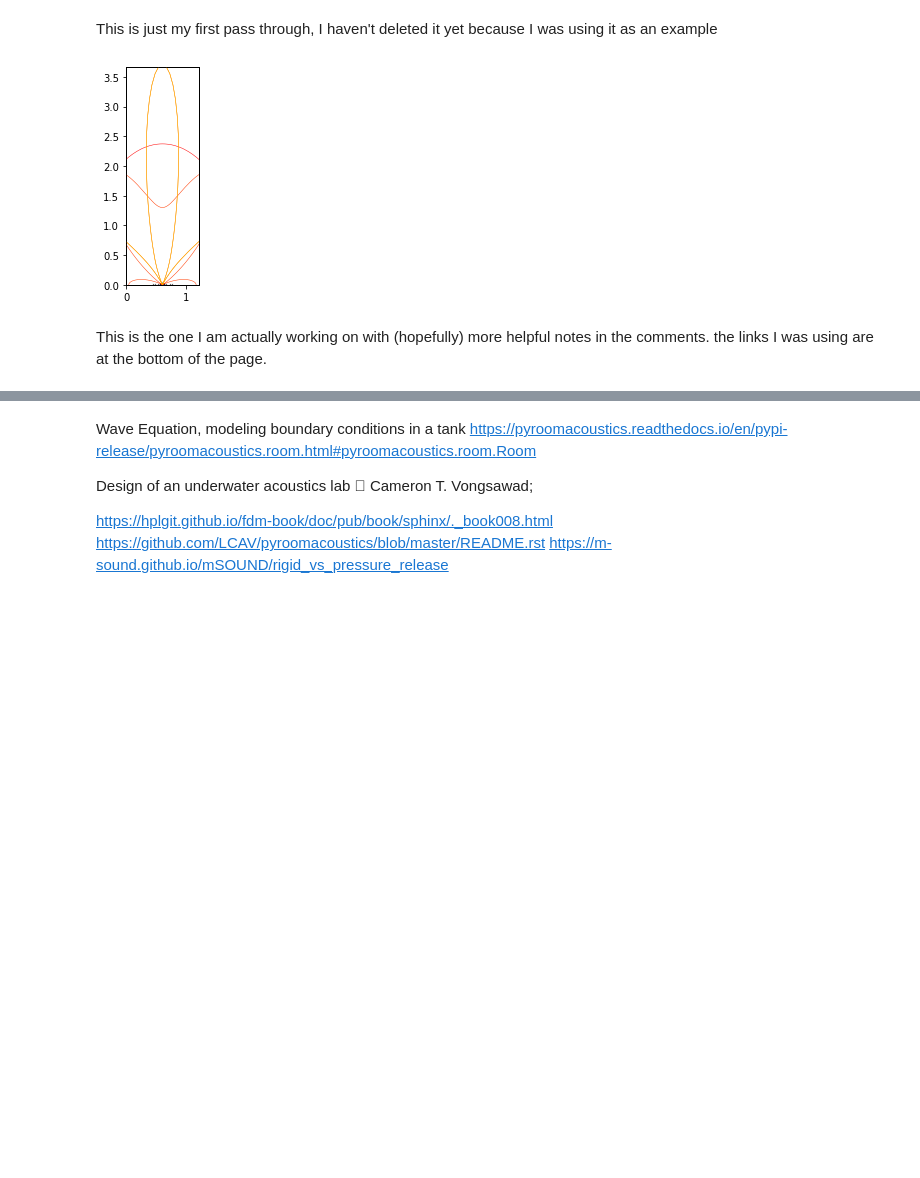
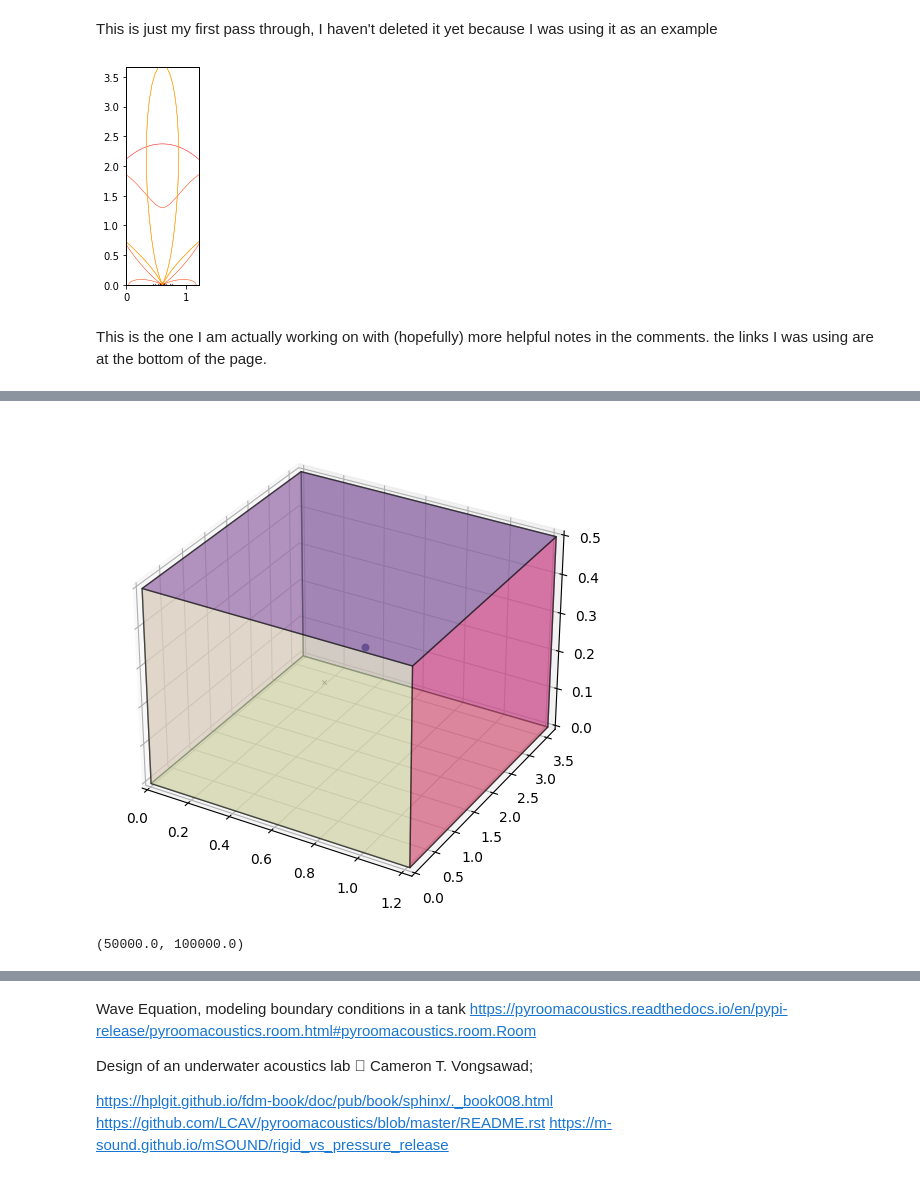
Before and after one commit to erasmussen4/530, a Jupyter notebook: 530FinalProject.ipynb, the cells around one changed output, grey strips where cells are left out. Saved outputs shown, nothing was run; the diff lists cells and outputs as text; code cells hidden in the pictures; blank space fills up the shorter version.

Commit message:
finished room simulation and added measured comparison

```diff
--- a/530FinalProject.ipynb
+++ b/530FinalProject.ipynb
@@ -79,0 +33,80 @@ AttributeError: 'Axes3D' object has no property 'auto_add_to_figure'
+# %%
+import numpy as np
+import matplotlib.pyplot as plt
+from scipy.io import wavfile
+from scipy.signal import fftconvolve, chirp
+import IPython
+import pyroomacoustics as pra
+P_REF = 1e-6
+rec_location = [0.6,1.2,0.25]
+src_location = [0.6,2.2,0.25]
+
+# SRC signal generation
+fs = 1e6# sampling frequency 1 MHz
+t = np.arange(0,1,1/fs)
+src_sig = chirp( t=t, f0=50000, f1=100000, t1=1, method='linear' )
+src_sig = np.append( np.zeros((1,20000)), src_sig )
+src_sig = np.append( src_sig, np.zeros((1,20000)))
+
+# Recreate Dr. Neilsen's water tank by inputting the correct dimensions
+# I am trying to figure out how to make it so we can put absorption panels
+# on the two walls, but not all 4. No luck so far. This material is closest to
+# polyurethane in their materials library- perforated_veneered_chipboard
+m = pra.make_materials(
+    ceiling=0.0,
+    floor=0.4708,
+    east=0.6089,
+    west=0.6089,
+    north=0.6089,
+    south=0.6089,
+)
+
+room = pra.ShoeBox([1.22,3.66], fs=fs, temperature=5333, materials=m, use_rand_ism = True, max_rand_disp = 0.05)
+# temperature is in degC, but is ridiculous. speed of sound in water is ~1500m/s. this package is built for air
+# Having an air temperature of 5333 gets about the same speed of sound
+room.extrude(.5) # typical water depth of 0.5 m
+# Floor absorption: acrylic: 0.4708
+# Ceiling absorption: pressure release boundary: 0
+# Wall absorption: polyurethane panels: 0.6089
+
+# Add a source somewhere in the tank
+room.add_source(src_location, signal=src_sig)
+
+# the hydrophones can act as src or rec, but we usually have 2 hydrophones, with one as a src and one as rec
+# with angle 0 degrees and inter mic distance 10 cm
+
+mics = np.c_[rec_location]
+# room.add_microphone_array(pra.Beamformer(mics, room.fs))
+room.add_microphone_array(mics)
+
+
+# # Now compute the delay and sum weights for the beamformer (I don't know what this means)
+# Beamforming is using an array of microphones or a hydrophones to calculate the direction of arrival.
+# Might be interesting but not necessary
+# room.mic_array.rake_delay_and_sum_weights(room.sources[0][:1])
+
+# plot the room and resulting beamformer (I can't get this to work, but I didn't super have time to keep
+# working on it, so it might not be that bad of a fix)
+room.plot(freq=[1000, 2000, 4000, 8000], img_order=0)
+plt.show()
+
+room.compute_rir()
+# print(room.rir)
+# plt.plot(room.rir[0][0])
+# plt.show()
+
+room.simulate()
+sim_sig = room.mic_array.signals[0,:]
+plt.plot(sim_sig)
+# print(len(room.mic_array.signals[0,:]))
+# print(len(room.rir[0][0]))
+N = len(sim_sig)
+sim_spec = np.sqrt( 2 / N ) * np.fft.fft( sim_sig )[0:N//2]
+sim_spec = 20*np.log10(np.abs(sim_spec/P_REF))
+freq = np.arange( 0, fs//2, fs/N )
+plt.figure()
+plt.plot(freq,sim_spec)
+plt.xlim([50000,100000])
+# %% [output]
+[figure, added]
+(50000.0, 100000.0)
```
Also changed, not shown: parts of 5 cells of this notebook.
